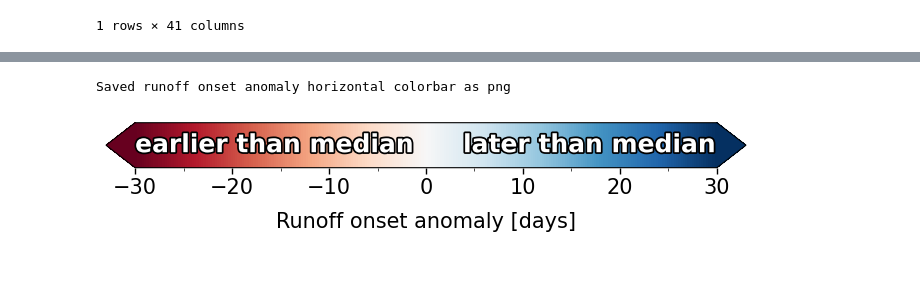
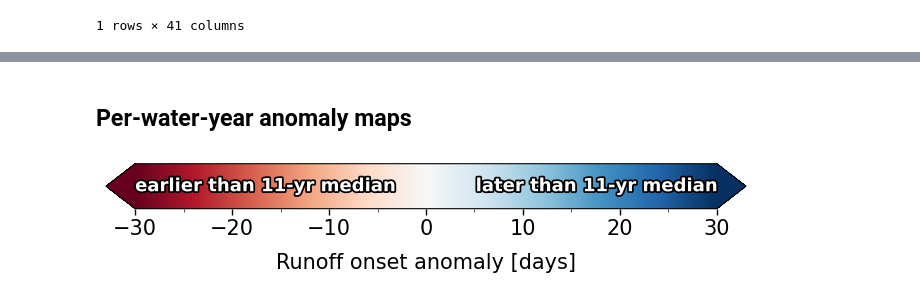
Before and after one commit to egagli/global_snowmelt_runoff_onset, a Jupyter notebook: visualize/regions/alps/alps.ipynb, the cells around one changed output, grey strips where cells are left out. Drawn from its saved outputs; the diff is of its cells as text; code cells hidden in the pictures; blank space fills up the shorter version.

```diff
--- a/visualize/regions/alps/alps.ipynb
+++ b/visualize/regions/alps/alps.ipynb
@@ -197,0 +154,23 @@ Attributes:
+# %%
+alps_ds['runoff_onset_anomaly'] = (
+    alps_ds['runoff_onset'] - alps_ds['runoff_onset_median'])
+
+water_years = alps_ds['water_year'].values
+N_YEARS = len(water_years)
+
+# every view in this notebook shares one extent, so panels are comparable
+REGION_BOUNDS = alps_gdf.to_crs(REGION_CRS).buffer(MAP_BUFFER).total_bounds
+
+# styling comes from the per-variable convention in plot_utils, not from
+# hand-written cmap/vmin/vmax here (plot_utils convention 1)
+MEDIAN_KW = variable_kw('runoff_onset_median')
+ANOM_KW = variable_kw('runoff_onset_anomaly')
+
+# year counts are derived, never hardcoded (plot_utils convention 3)
+MEDIAN_LABEL = f'{N_YEARS}-year median runoff onset date [day of water year]'
+EARLIER_TEXT = f'earlier than {N_YEARS}-yr median'
+LATER_TEXT = f'later than {N_YEARS}-yr median'
+
+print(f'{N_YEARS} water years: WY{water_years.min()}-WY{water_years.max()}')
+print(f'{REGION_CRS}, extent {(REGION_BOUNDS[2] - REGION_BOUNDS[0]) / 1e3:.0f} x '
+      f'{(REGION_BOUNDS[3] - REGION_BOUNDS[1]) / 1e3:.0f} km')
@@ -222,16 +261,15 @@ fig.savefig('figures/median_runoff_onset_map.png', dpi=300, bbox_inches='tight')
+# %% [markdown]
+## Per-water-year anomaly maps
 # %%
+# standalone colorbar, for pasting alongside the *_no_cbar grids. Default ticks
+# already land on -30..30 by 10, so only the minor spacing needs stating.
 figcbar = create_diverging_colorbar(
-    vmin=-30, vmax=30, cmap='RdBu',
+    ANOM_KW['vmin'], ANOM_KW['vmax'], cmap=ANOM_KW['cmap'],
     label='Runoff onset anomaly [days]',
-    ticks=[-30, -20, -10, 0, 10, 20, 30],
     minor_tick_spacing=5,
-    left_text='earlier than median',
-    right_text='later than median',
+    left_text=EARLIER_TEXT, right_text=LATER_TEXT,
 )
-
-figcbar.savefig(f"figures/runoff_onset_anomaly_colorbar_horizontal.png",
-            bbox_inches='tight', dpi=300, facecolor='white', edgecolor='none', pad_inches=0.1)
-print('Saved runoff onset anomaly horizontal colorbar as png')
+figcbar.savefig(f'{FIG_DIR}/runoff_onset_anomaly_colorbar_horizontal.png',
+                bbox_inches='tight', dpi=300, facecolor='white', pad_inches=0.1)
 # %% [output]
-Saved runoff onset anomaly horizontal colorbar as png
-[figure, old version]
+[figure, new version]
```
Also changed, not shown: parts of 26 cells of this notebook, 15 other files.
